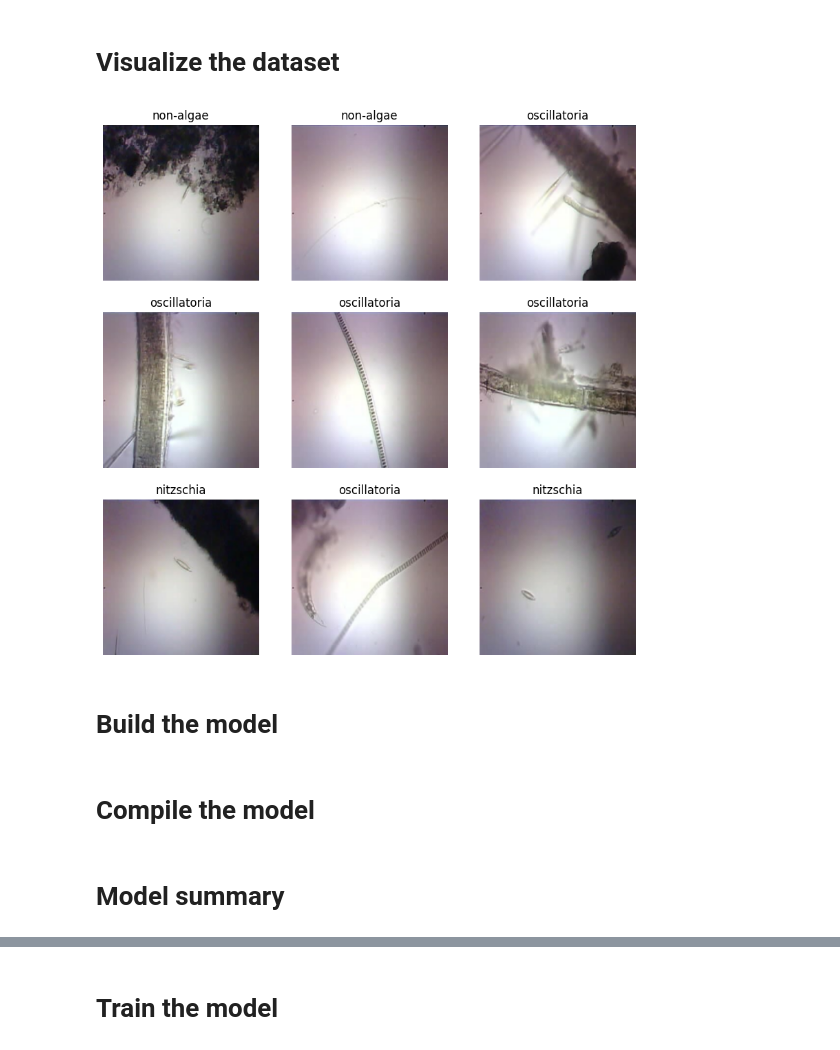
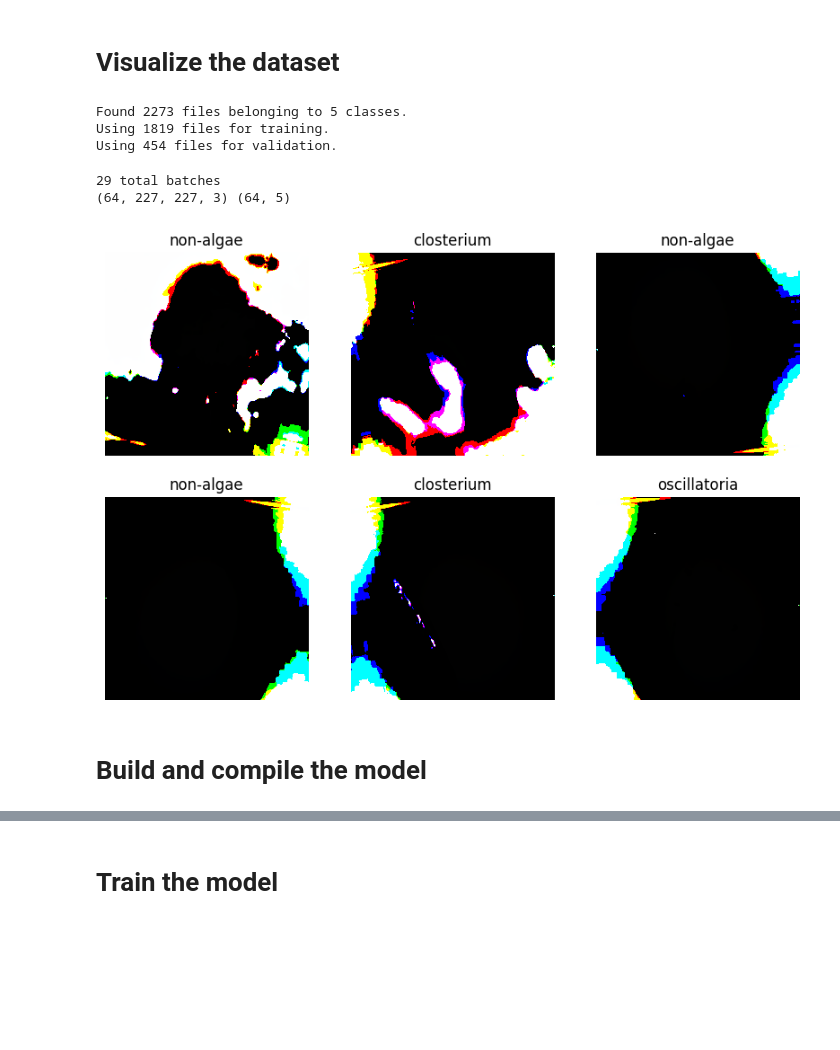
Before and after one commit to lynkos/algae-detection, a Jupyter notebook: examples/classification/algae_classification.ipynb, the cells around one changed output, grey strips where cells are left out. Drawn from its saved outputs; the diff is of its cells as text; code cells hidden in the pictures; blank space fills up the shorter version.

```diff
--- a/examples/classification/algae_classification.ipynb
+++ b/examples/classification/algae_classification.ipynb
@@ -31,20 +10,58 @@ class_names = sorted([ 'closterium', 'microcystis', 'nitzschia', 'non-algae', 'o
+# %%
+def get_directory(directory_name: str) -> str:
+    return path.join(Path(getcwd()).parents[1], 'dataset', directory_name)
 # %% [markdown]
 # Visualize the dataset
+# %%
+IMG_SIZE = 227
+BATCH_SIZE = 64
+
+def get_images(dir_name: str):
+    return keras.preprocessing.image_dataset_from_directory(get_directory(dir_name),
+                                                            #color_mode='grayscale',
+                                                            subset='both',
+                                                            label_mode='categorical',
+                                                            validation_split=0.2,
+                                                            seed=123,
+                                                            image_size=(IMG_SIZE, IMG_SIZE),
+                                                            batch_size=BATCH_SIZE,
+                                                            shuffle=True)
+
+train_ds, valid_ds = get_images('all_data')
+# %% [output]
+Found 2273 files belonging to 5 classes.
+Using 1819 files for training.
+Using 454 files for validation.
+# %%
+data_augmentation = keras.Sequential([ keras.layers.RandomFlip('horizontal_and_vertical'), keras.layers.RandomRotation(0.1) ])
+
+train_ds = train_ds.map(
+    lambda x, y: (data_augmentation(x, training=True), y))
+
+valid_ds = valid_ds.map(
+    lambda x, y: (data_augmentation(x, training=True), y))
+
+train_imgs = train_ds.map(lambda imgs, labels: imgs)
+normalization_layer = keras.layers.Normalization(axis=-1)
+normalization_layer.adapt(train_imgs)
+
+train_set_normalized = train_ds.map(lambda imgs, labels: (normalization_layer(imgs), labels), num_parallel_calls=tf.data.AUTOTUNE)
+validation_set_normalized = valid_ds.map(lambda imgs, labels: (normalization_layer(imgs), labels), num_parallel_calls=tf.data.AUTOTUNE)
 # %%
+CATEGORIES = sorted([ 'closterium', 'microcystis', 'nitzschia', 'non-algae', 'oscillatoria' ])
+print(len(train_set_normalized), 'total batches')
+
 plt.figure(figsize=(10, 10))
-count = 0
-for image_batch, label_batch in train_ds:
-  for i, image in enumerate(image_batch):
-    if count == 9:
-      break
-
-    ax = plt.subplot(3, 3, i + 1)
-    plt.imshow(image.numpy().astype('uint8'))
-    plt.title(class_names[label_batch[i]])
-    plt.axis('off')
-
-    count += 1
+for images, labels in train_set_normalized.take(1):
+    print(images.shape, labels.shape)
+    for i in range(6):
+        ax = plt.subplot(3, 3, i + 1)
+        plt.imshow(images[i].numpy().astype("uint8"), cmap='binary_r')
+        plt.title(CATEGORIES[labels[i].numpy().argmax()])
+        plt.axis("off")
 # %% [output]
+29 total batches
+(64, 227, 227, 3) (64, 5)
-[figure, old version]
+[figure, new version]
 # %% [markdown]
-# Build the model
+# Build and compile the model
@@ -66,2 +67,0 @@ model = keras.Sequential([
-# %% [markdown]
-# Compile the model
@@ -72,2 +67,0 @@ model.compile(optimizer='adam',
-# %% [markdown]
-# Model summary
```
Also changed, not shown: parts of 11 cells of this notebook.
